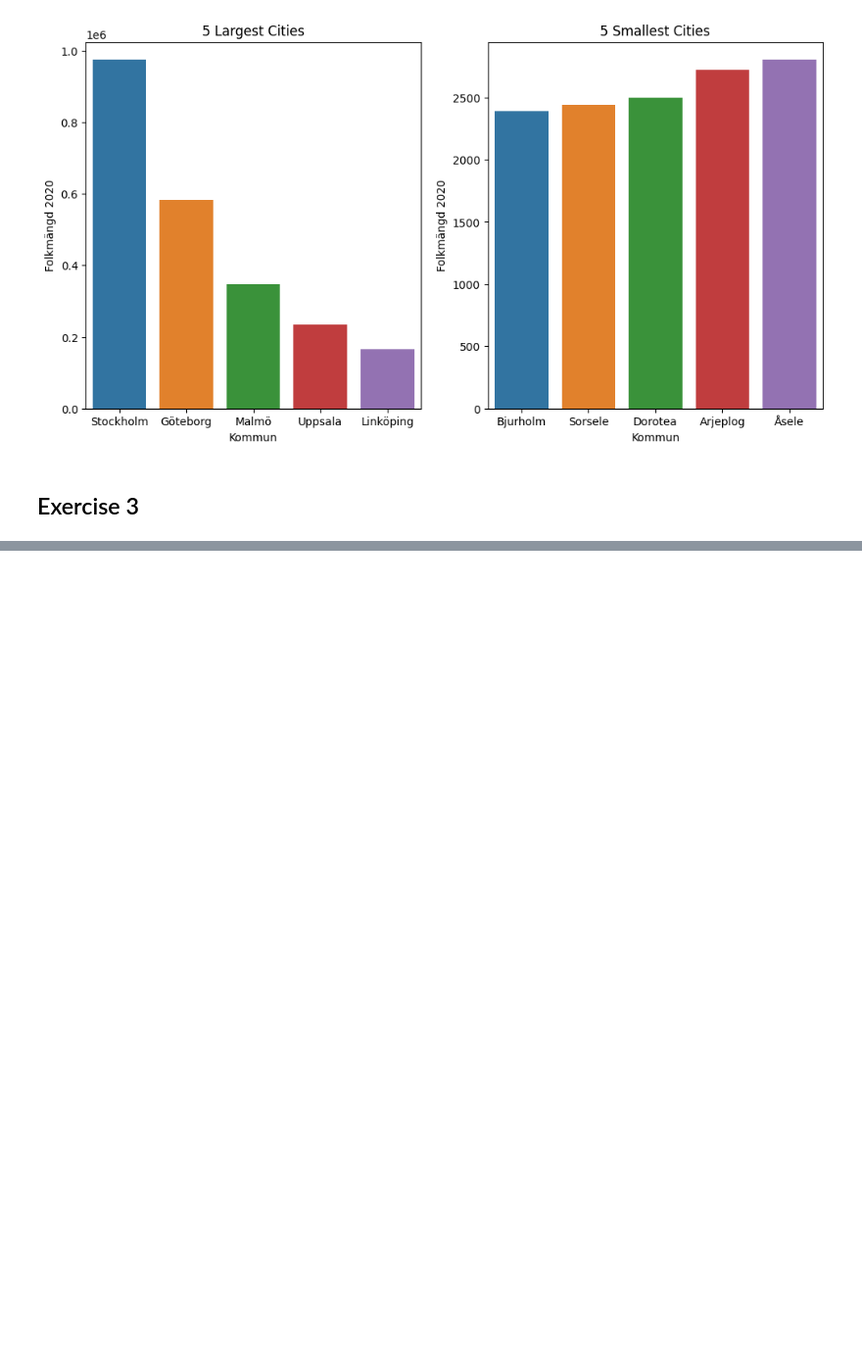
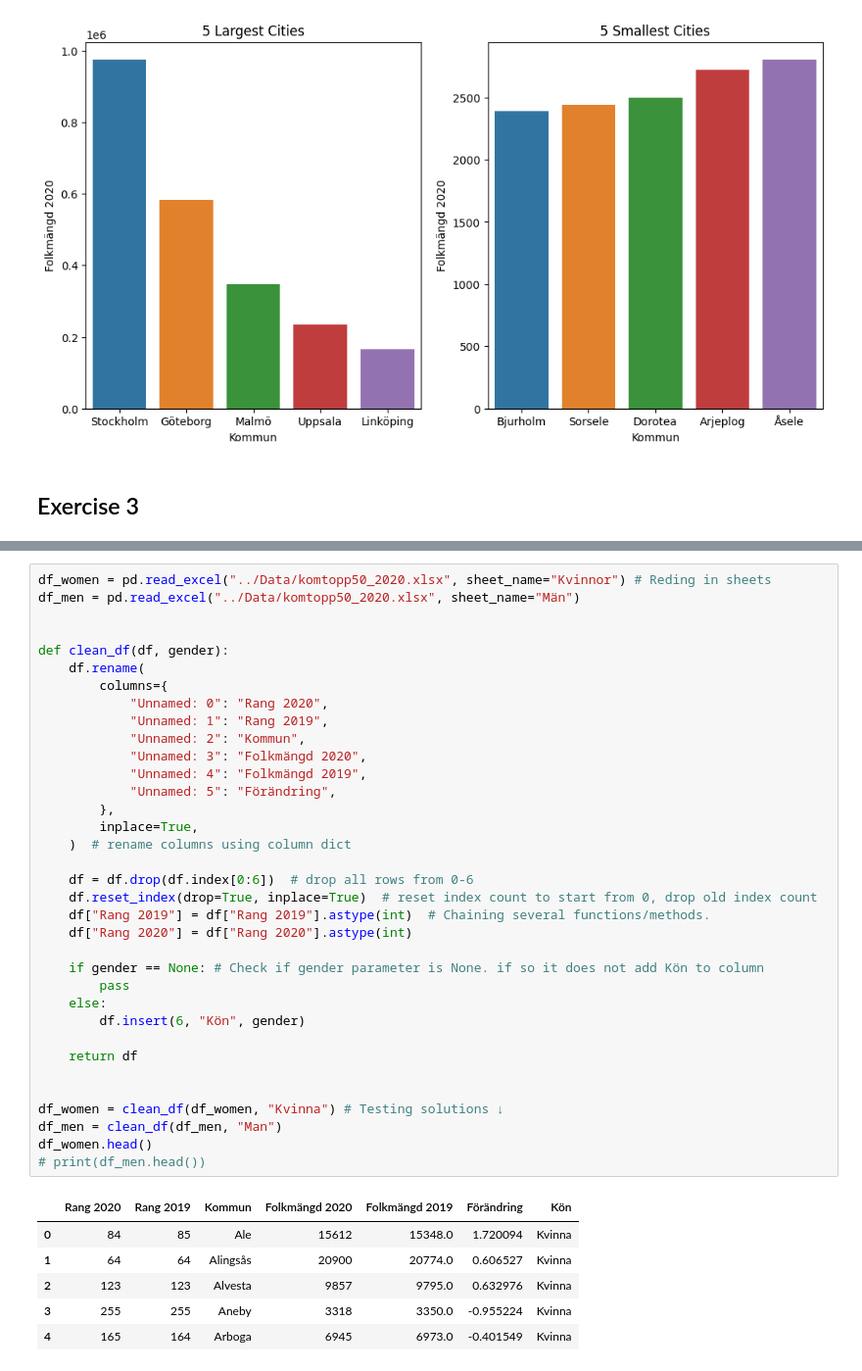
Before and after one commit to Danneftw1/Databehandling-Daniel-Nilsson, a Jupyter notebook: Exercises-Data-Behandling/Exercises-00.ipynb, the cells around one changed output, grey strips where cells are left out. Shown at 98% size. Saved outputs shown, nothing was run; the diff lists cells and outputs as text; blank space fills up the shorter version.

```diff
--- a/Exercises-Data-Behandling/Exercises-00.ipynb
+++ b/Exercises-Data-Behandling/Exercises-00.ipynb
@@ -113,0 +167,42 @@ for i, (data_frame, title) in enumerate(zip(data_frames, titles)):
+# %%
+df_women = pd.read_excel("../Data/komtopp50_2020.xlsx", sheet_name="Kvinnor") # Reding in sheets
+df_men = pd.read_excel("../Data/komtopp50_2020.xlsx", sheet_name="Män")
+
+
+def clean_df(df, gender):
+    df.rename(
+        columns={
+            "Unnamed: 0": "Rang 2020",
+            "Unnamed: 1": "Rang 2019",
+            "Unnamed: 2": "Kommun",
+            "Unnamed: 3": "Folkmängd 2020",
+            "Unnamed: 4": "Folkmängd 2019",
+            "Unnamed: 5": "Förändring",
+        },
+        inplace=True,
+    )  # rename columns using column dict
+
+    df = df.drop(df.index[0:6])  # drop all rows from 0-6
+    df.reset_index(drop=True, inplace=True)  # reset index count to start from 0, drop old index count
+    df["Rang 2019"] = df["Rang 2019"].astype(int)  # Chaining several functions/methods.
+    df["Rang 2020"] = df["Rang 2020"].astype(int)
+
+    if gender == None: # Check if gender parameter is None. if so it does not add Kön to column
+        pass
+    else:
+        df.insert(6, "Kön", gender)
+
+    return df
+
+
+df_women = clean_df(df_women, "Kvinna") # Testing solutions ↓
+df_men = clean_df(df_men, "Man")
+df_women.head()
+# print(df_men.head())
+# %% [output]
+|  | Rang 2020 | Rang 2019 | Kommun | Folkmängd 2020 | Folkmängd 2019 | Förändring | Kön |
+| 0 | 84 | 85 | Ale | 15612 | 15348.0 | 1.720094 | Kvinna |
+| 1 | 64 | 64 | Alingsås | 20900 | 20774.0 | 0.606527 | Kvinna |
+| 2 | 123 | 123 | Alvesta | 9857 | 9795.0 | 0.632976 | Kvinna |
+| 3 | 255 | 255 | Aneby | 3318 | 3350.0 | -0.955224 | Kvinna |
+| 4 | 165 | 164 | Arboga | 6945 | 6973.0 | -0.401549 | Kvinna |
```
Also changed, not shown: parts of 2 cells of this notebook, 1 other file.
